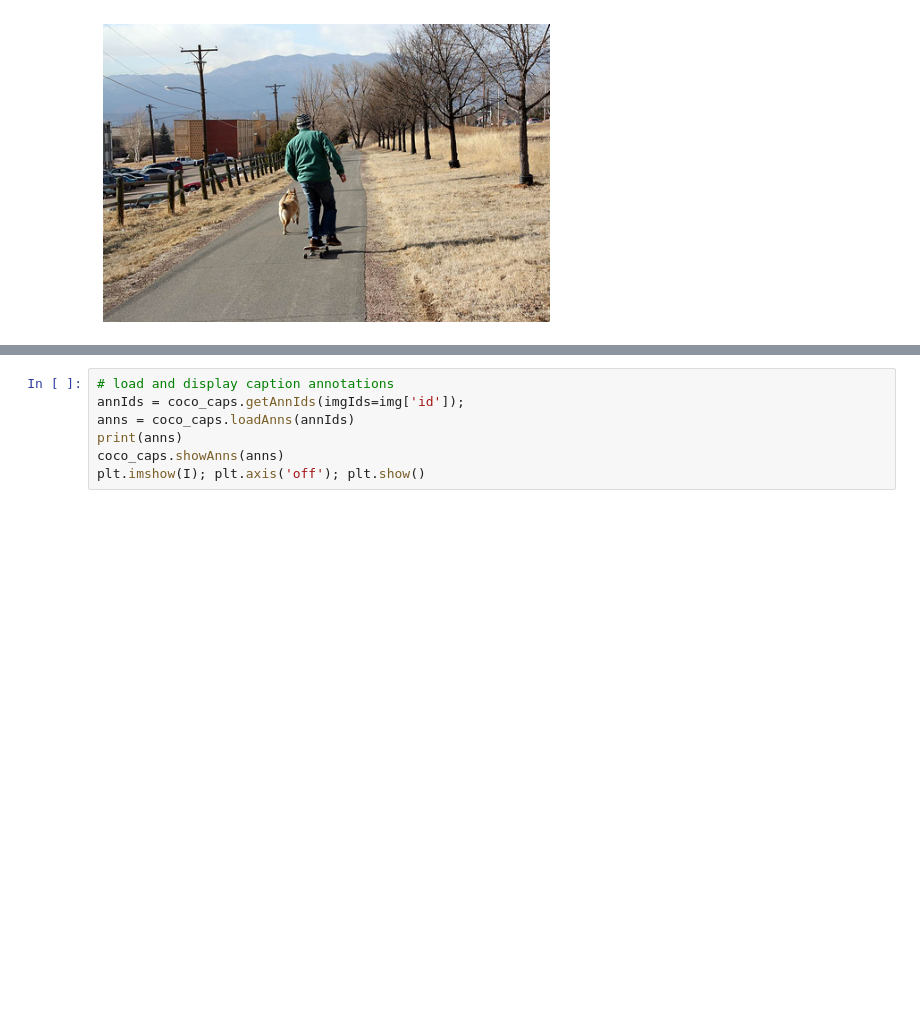
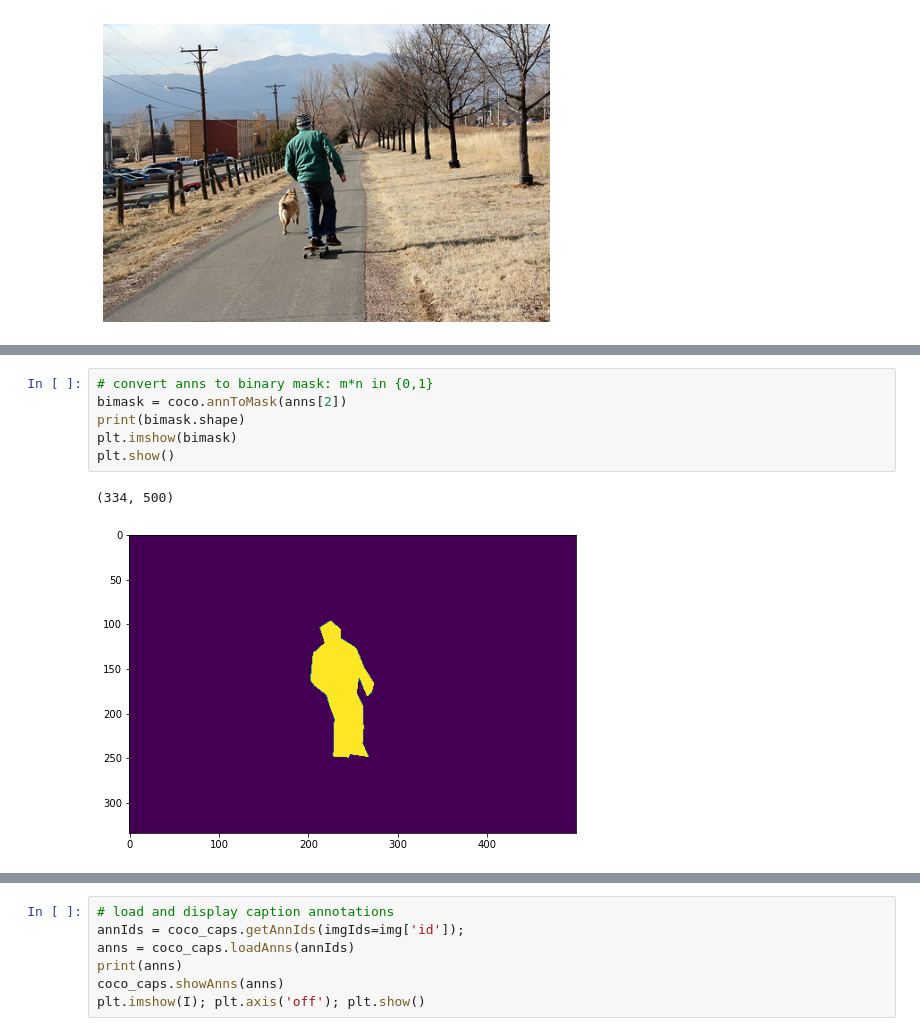
Before and after one commit to 3288103265/my_snippets, a Jupyter notebook: pycocoDemo.ipynb, the cells around one changed output, grey strips where cells are left out. Cells and saved outputs as stored; diff of their text form; blank space fills up the shorter version.

```diff
--- a/pycocoDemo.ipynb
+++ b/pycocoDemo.ipynb
@@ -85,3 +97,12 @@ print(type(anns))
+# %%
+# convert anns to binary mask: m*n in {0,1}
+bimask = coco.annToMask(anns[2])
+print(bimask.shape)
+plt.imshow(bimask)
+plt.show()
+# %% [output]
+(334, 500)
+[figure, added]
 # %%
 # initialize COCO api for person keypoints annotations
 annFile = '{}/annotations/person_keypoints_{}.json'.format(dataDir,dataType)
```
Also changed, not shown: parts of 13 cells of this notebook.
